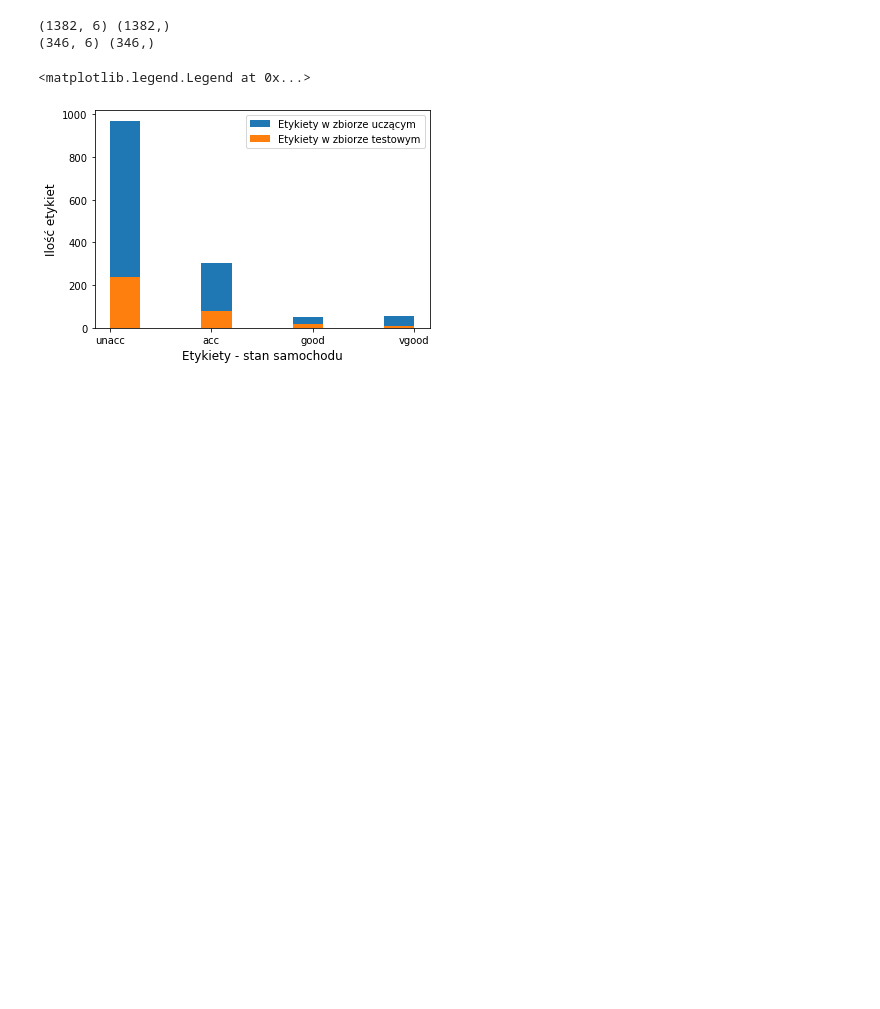
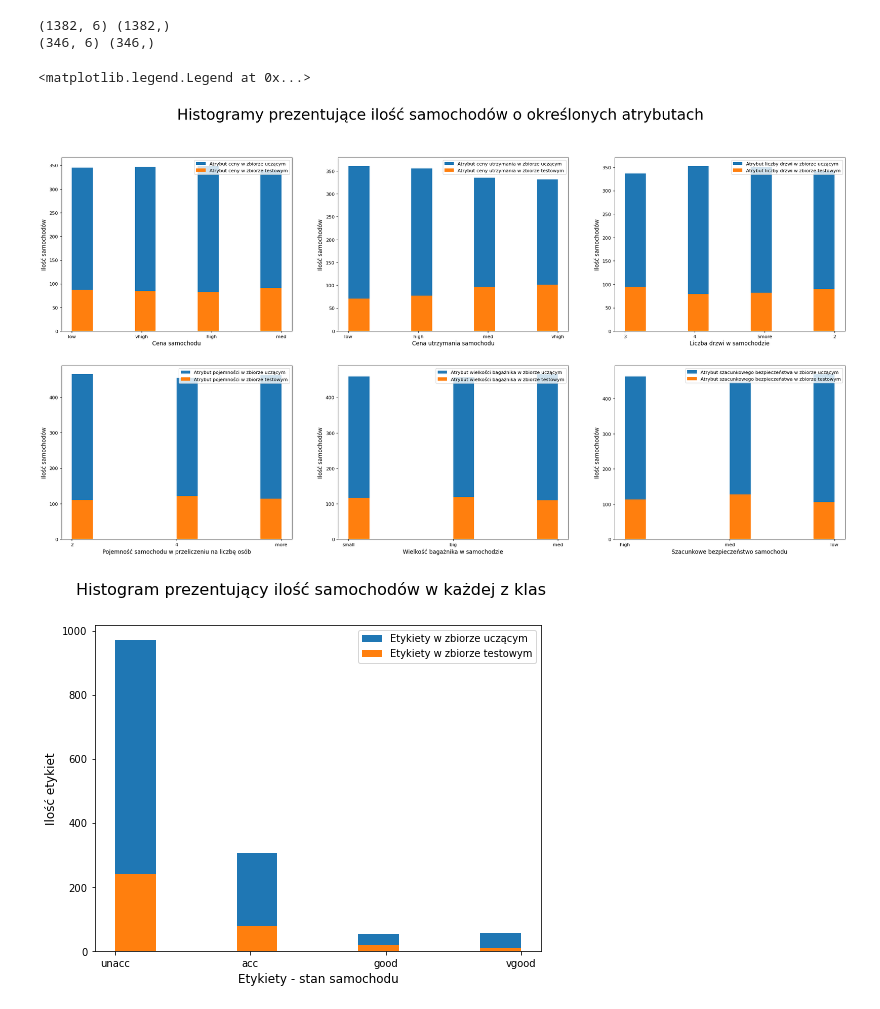
Before and after one commit to wiktor-kawa/Algorytmy-Uczenia-Maszynowego---Projekt, a Jupyter notebook: AUM_projekt.ipynb, the cells around one changed output. Cells and saved outputs as stored; diff of their text form; code cells hidden in the pictures; blank space fills up the shorter version.

Commit message:
Praca na danych - utworzenie histogramów atrybutów w zależności od ilości aut

```diff
--- a/AUM_projekt.ipynb
+++ b/AUM_projekt.ipynb
@@ -87,12 +93,77 @@ print(X_test.shape, y_test.shape)    #wymiary zbiorów testowych i treningowych
 (1382, 6) (1382,)
 (346, 6) (346,)
 # %%
+#wykreślanie histogramów atrybutów z podziałem na dane treningowe/testowe
+from matplotlib.pyplot import figure
+buying_train = X_train[:,0]
+buying_test = X_test[:,0]
+maint_train = X_train[:,1]
+maint_test = X_test[:,1]
+doors_train = X_train[:,2]
+doors_test = X_test[:,2]
+persons_train = X_train[:,3]
+persons_test = X_test[:,3]
+lug_boot_train = X_train[:,4]
+lug_boot_test = X_test[:,4]
+safety_train = X_train[:,5]
+safety_test = X_test[:,5]
+
+fig = plt.figure(figsize=(30, 15), dpi = 80)
+fig.suptitle('Histogramy prezentujące ilość samochodów o określonych atrybutach', fontsize = 32)
+
+fig.add_subplot(2, 3, 1)
+plt.hist(buying_train)
+plt.hist(buying_test)
+plt.xlabel("Cena samochodu", fontsize = 12)
+plt.ylabel("Ilość samochodów", fontsize = 12)
+plt.legend(["Atrybut ceny w zbiorze uczącym","Atrybut ceny w zbiorze testowym"], loc = 'upper right')
+
+fig.add_subplot(2, 3, 2)
+plt.hist(maint_train)
+plt.hist(maint_test)
+plt.xlabel("Cena utrzymania samochodu", fontsize = 12)
+plt.ylabel("Ilość samochodów", fontsize = 12)
+plt.legend(["Atrybut ceny utrzymania w zbiorze uczącym","Atrybut ceny utrzymania w zbiorze testowym"], loc = 'upper right')
+
+fig.add_subplot(2, 3, 3)
+plt.hist(doors_train)
+plt.hist(doors_test)
+plt.xlabel("Liczba drzwi w samochodzie", fontsize = 12)
+plt.ylabel("Ilość samochodów", fontsize = 12)
+plt.legend(["Atrybut liczby drzwi w zbiorze uczącym","Atrybut liczby drzwi w zbiorze testowym"], loc = 'upper right')
+
+fig.add_subplot(2, 3, 4)
+plt.hist(persons_train)
+plt.hist(persons_test)
+plt.xlabel("Pojemność samochodu w przeliczeniu na liczbę osób", fontsize = 12)
+plt.ylabel("Ilość samochodów", fontsize = 12)
+plt.legend(["Atrybut pojemności w zbiorze uczącym","Atrybut pojemności w zbiorze testowym"], loc = 'upper right')
+
+fig.add_subplot(2, 3, 5)
+plt.hist(lug_boot_train)
+plt.hist(lug_boot_test)
+plt.xlabel("Wielkość bagażnika w samochodzie", fontsize = 12)
+plt.ylabel("Ilość samochodów", fontsize = 12)
+plt.legend(["Atrybut wielkości bagażnika w zbiorze uczącym","Atrybut wielkości bagażnika w zbiorze testowym"], loc = 'upper right')
+
+fig.add_subplot(2, 3, 6)
+plt.hist(safety_train)
+plt.hist(safety_test)
+plt.xlabel("Szacunkowe bezpieczeństwo samochodu", fontsize = 12)
+plt.ylabel("Ilość samochodów", fontsize = 12)
+plt.legend(["Atrybut szacunkowego bezpieczeństwa w zbiorze uczącym","Atrybut szacunkowego bezpieczeństwa w zbiorze testowym"], loc = 'upper right')
+
+#wykreślenie histogramu dla etykiet
+fig = plt.figure(figsize=(8, 6))
+fig.suptitle('Histogram prezentujący ilość samochodów w każdej z klas', fontsize = 16)
+
 plt.hist(y_train)
 plt.hist(y_test)
 plt.xlabel("Etykiety - stan samochodu", fontsize = 12)
 plt.ylabel("Ilość etykiet", fontsize = 12)
 plt.legend(["Etykiety w zbiorze uczącym","Etykiety w zbiorze testowym"])
 # %% [output]
 <matplotlib.legend.Legend at 0x...>
-[figure, old version]
+[figure, new version]
+[figure, added]
 # %%
```
Also changed, not shown: parts of 4 cells of this notebook.
